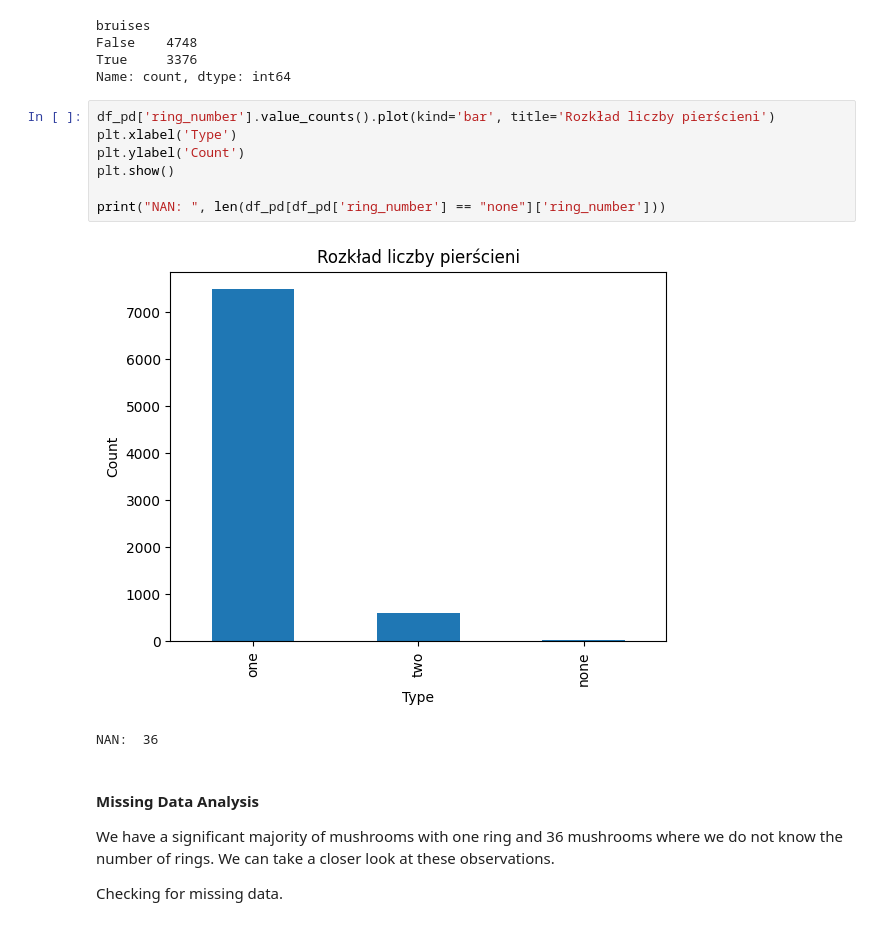
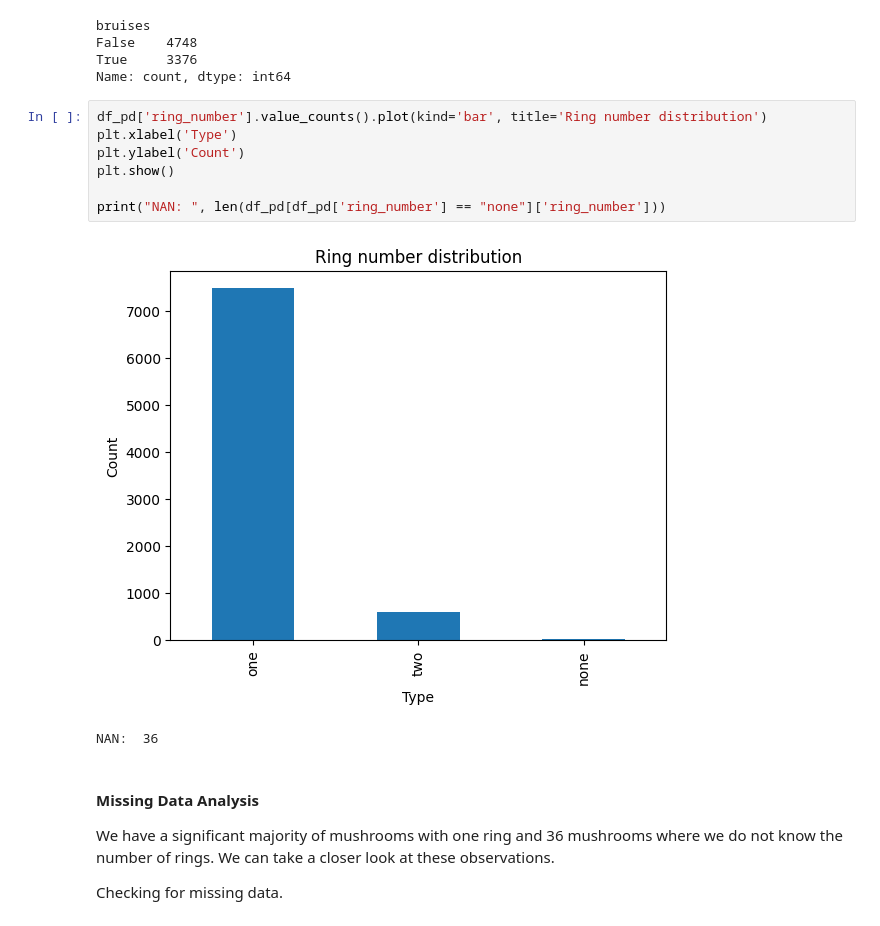
Before and after one commit to Narwalotoperz/ClasyficationModelBasedOnMushroomData, a Jupyter notebook: Clasyfication_model_based_on_mushroom_data.ipynb, the cells around one changed output. Drawn from its saved outputs; the diff is of its cells as text.

```diff
--- a/Clasyfication_model_based_on_mushroom_data.ipynb
+++ b/Clasyfication_model_based_on_mushroom_data.ipynb
@@ -198,14 +198,14 @@ False    4748
 True     3376
 Name: count, dtype: int64
 # %%
-df_pd['ring_number'].value_counts().plot(kind='bar', title='Rozkład liczby pierścieni')
+df_pd['ring_number'].value_counts().plot(kind='bar', title='Ring number distribution')
 plt.xlabel('Type')
 plt.ylabel('Count')
 plt.show()
 
 print("NAN: ", len(df_pd[df_pd['ring_number'] == "none"]['ring_number']))
 # %% [output]
-[figure, old version]
+[figure, new version]
 NAN:  36
 # %% [markdown]
 #### Missing Data Analysis
```
Also changed, not shown: parts of 3 cells of this notebook.
